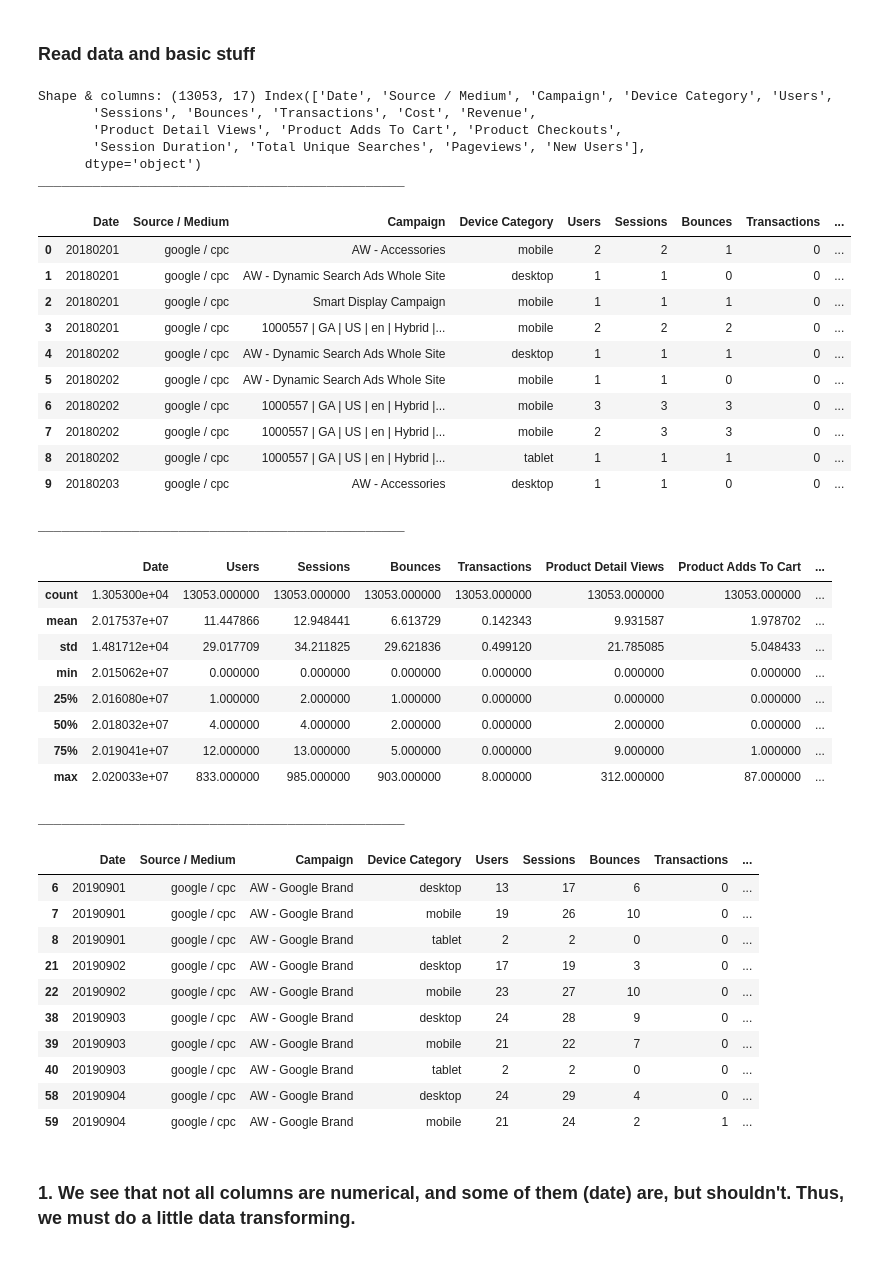
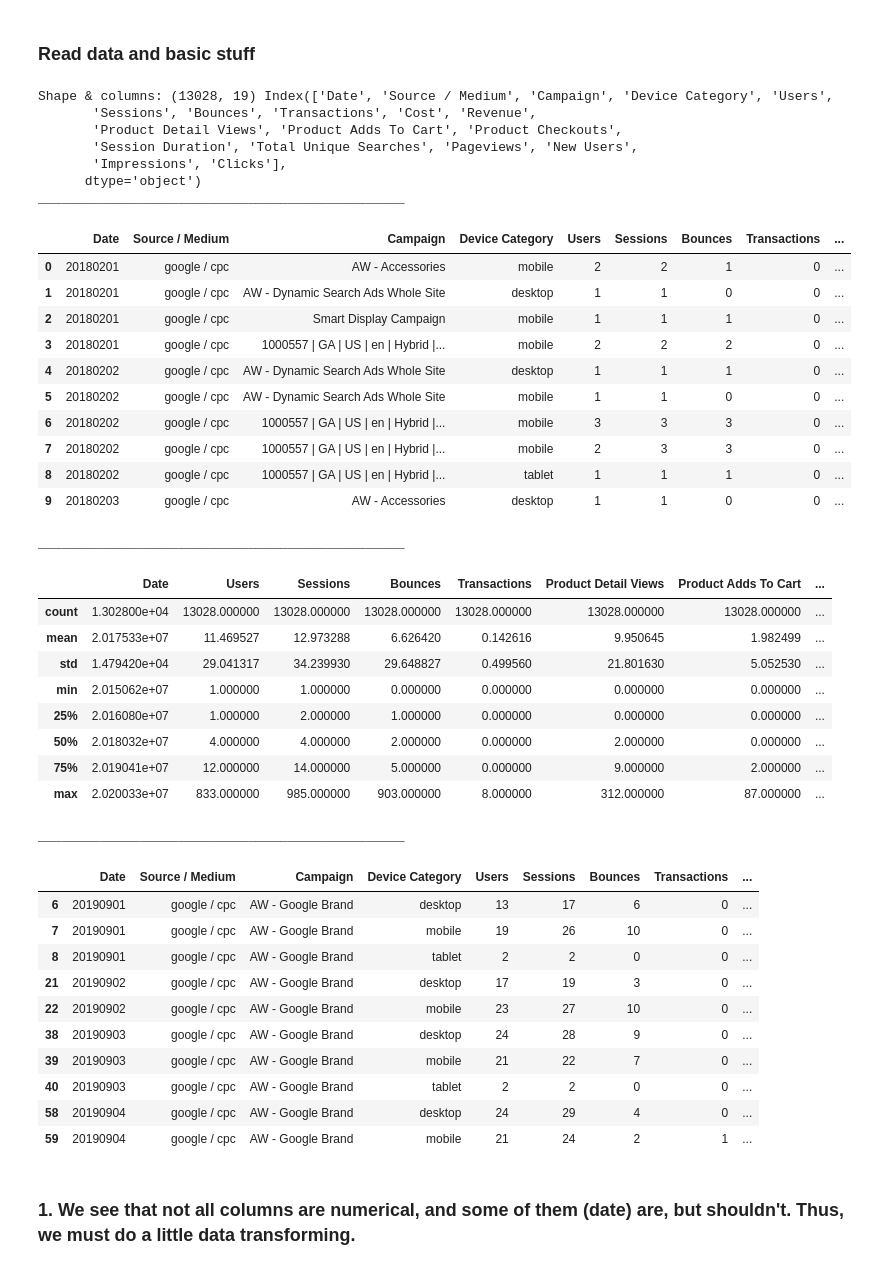
Before and after one commit to Morphl-AI/Ecommerce-Marketing-Spend-Optimization, a Jupyter notebook: Notebooks/1. Budget optimization - basic analysis.ipynb, the cells around one changed output. Saved outputs shown, nothing was run; the diff lists cells and outputs as text; code cells hidden in the pictures.

```diff
--- a/Notebooks/1. Budget optimization - basic analysis.ipynb
+++ b/Notebooks/1. Budget optimization - basic analysis.ipynb
@@ -9,48 +9,49 @@ plt.rcParams["figure.figsize"] = [10, 5]
 # %% [markdown]
 ### Read data and basic stuff
 # %%
-baseDir = "../data/month-by-month"
+baseDir = "../data/month-by-month-with-impressions-clicks"
 csvsPath = list(map(lambda x : "%s/%s" % (baseDir, x), filter(lambda x : x.endswith(".csv"), os.listdir(baseDir))))
 data = [pd.read_csv(csvPath, skiprows=6) for csvPath in csvsPath]
 data = pd.concat(data)
 
 print("Shape & columns:", data.shape, data.columns)
 print("_______________________________________________")
 display(data.head(10))
 print("_______________________________________________")
 display(data.describe())
 print("_______________________________________________")
 
 origData = data.copy()
 
 display(data[(data["Source / Medium"] == "google / cpc") & (data["Campaign"] == " AW - Google Brand")].head(10))
 # %% [output]
-Shape & columns: (13053, 17) Index(['Date', 'Source / Medium', 'Campaign', 'Device Category', 'Users',
+Shape & columns: (13028, 19) Index(['Date', 'Source / Medium', 'Campaign', 'Device Category', 'Users',
        'Sessions', 'Bounces', 'Transactions', 'Cost', 'Revenue',
        'Product Detail Views', 'Product Adds To Cart', 'Product Checkouts',
-       'Session Duration', 'Total Unique Searches', 'Pageviews', 'New Users'],
+       'Session Duration', 'Total Unique Searches', 'Pageviews', 'New Users',
+       'Impressions', 'Clicks'],
       dtype='object')
 _______________________________________________
 |  | Date | Source / Medium | Campaign | Device Category | Users | Sessions | Bounces | Transactions | ... |
 | 0 | 20180201 | google / cpc | AW - Accessories | mobile | 2 | 2 | 1 | 0 | ... |
 | 1 | 20180201 | google / cpc | AW - Dynamic Search Ads Whole Site | desktop | 1 | 1 | 0 | 0 | ... |
 | 2 | 20180201 | google / cpc | Smart Display Campaign | mobile | 1 | 1 | 1 | 0 | ... |
 | 3 | 20180201 | google / cpc | 1000557 | GA | US | en | Hybrid |... | mobile | 2 | 2 | 2 | 0 | ... |
 | 4 | 20180202 | google / cpc | AW - Dynamic Search Ads Whole Site | desktop | 1 | 1 | 1 | 0 | ... |
 | 5 | 20180202 | google / cpc | AW - Dynamic Search Ads Whole Site | mobile | 1 | 1 | 0 | 0 | ... |
 | 6 | 20180202 | google / cpc | 1000557 | GA | US | en | Hybrid |... | mobile | 3 | 3 | 3 | 0 | ... |
 | 7 | 20180202 | google / cpc | 1000557 | GA | US | en | Hybrid |... | mobile | 2 | 3 | 3 | 0 | ... |
 | 8 | 20180202 | google / cpc | 1000557 | GA | US | en | Hybrid |... | tablet | 1 | 1 | 1 | 0 | ... |
 | 9 | 20180203 | google / cpc | AW - Accessories | desktop | 1 | 1 | 0 | 0 | ... |
 _______________________________________________
 |  | Date | Users | Sessions | Bounces | Transactions | Product Detail Views | Product Adds To Cart | ... |
-| count | 1.305300e+04 | 13053.000000 | 13053.000000 | 13053.000000 | 13053.000000 | 13053.000000 | 13053.000000 | ... |
-| mean | 2.017537e+07 | 11.447866 | 12.948441 | 6.613729 | 0.142343 | 9.931587 | 1.978702 | ... |
-| std | 1.481712e+04 | 29.017709 | 34.211825 | 29.621836 | 0.499120 | 21.785085 | 5.048433 | ... |
-| min | 2.015062e+07 | 0.000000 | 0.000000 | 0.000000 | 0.000000 | 0.000000 | 0.000000 | ... |
+| count | 1.302800e+04 | 13028.000000 | 13028.000000 | 13028.000000 | 13028.000000 | 13028.000000 | 13028.000000 | ... |
+| mean | 2.017533e+07 | 11.469527 | 12.973288 | 6.626420 | 0.142616 | 9.950645 | 1.982499 | ... |
+| std | 1.479420e+04 | 29.041317 | 34.239930 | 29.648827 | 0.499560 | 21.801630 | 5.052530 | ... |
+| min | 2.015062e+07 | 1.000000 | 1.000000 | 0.000000 | 0.000000 | 0.000000 | 0.000000 | ... |
 | 25% | 2.016080e+07 | 1.000000 | 2.000000 | 1.000000 | 0.000000 | 0.000000 | 0.000000 | ... |
 | 50% | 2.018032e+07 | 4.000000 | 4.000000 | 2.000000 | 0.000000 | 2.000000 | 0.000000 | ... |
-| 75% | 2.019041e+07 | 12.000000 | 13.000000 | 5.000000 | 0.000000 | 9.000000 | 1.000000 | ... |
+| 75% | 2.019041e+07 | 12.000000 | 14.000000 | 5.000000 | 0.000000 | 9.000000 | 2.000000 | ... |
 | max | 2.020033e+07 | 833.000000 | 985.000000 | 903.000000 | 8.000000 | 312.000000 | 87.000000 | ... |
 _______________________________________________
 |  | Date | Source / Medium | Campaign | Device Category | Users | Sessions | Bounces | Transactions | ... |
```
Also changed, not shown: parts of 7 cells of this notebook, 2 other files.
